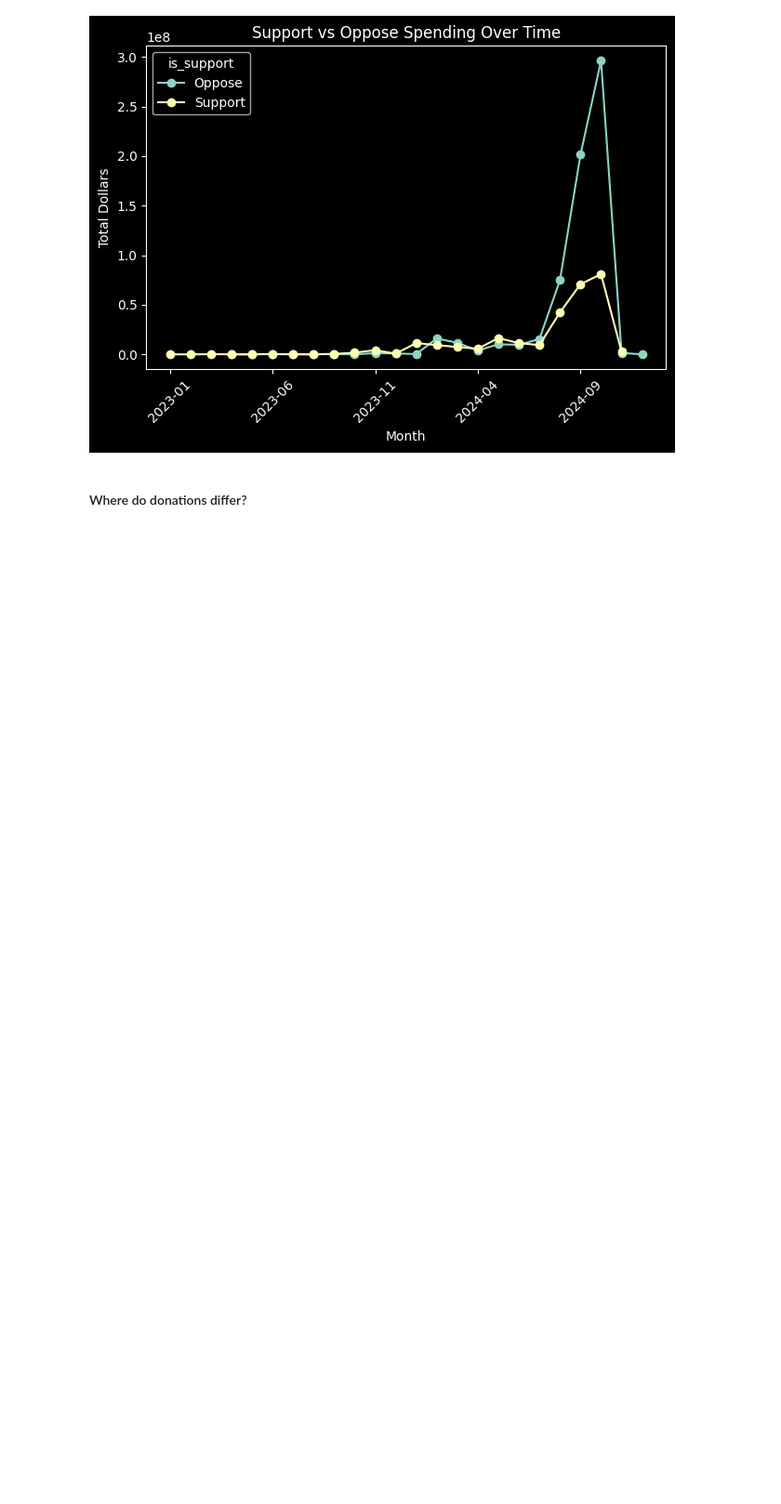
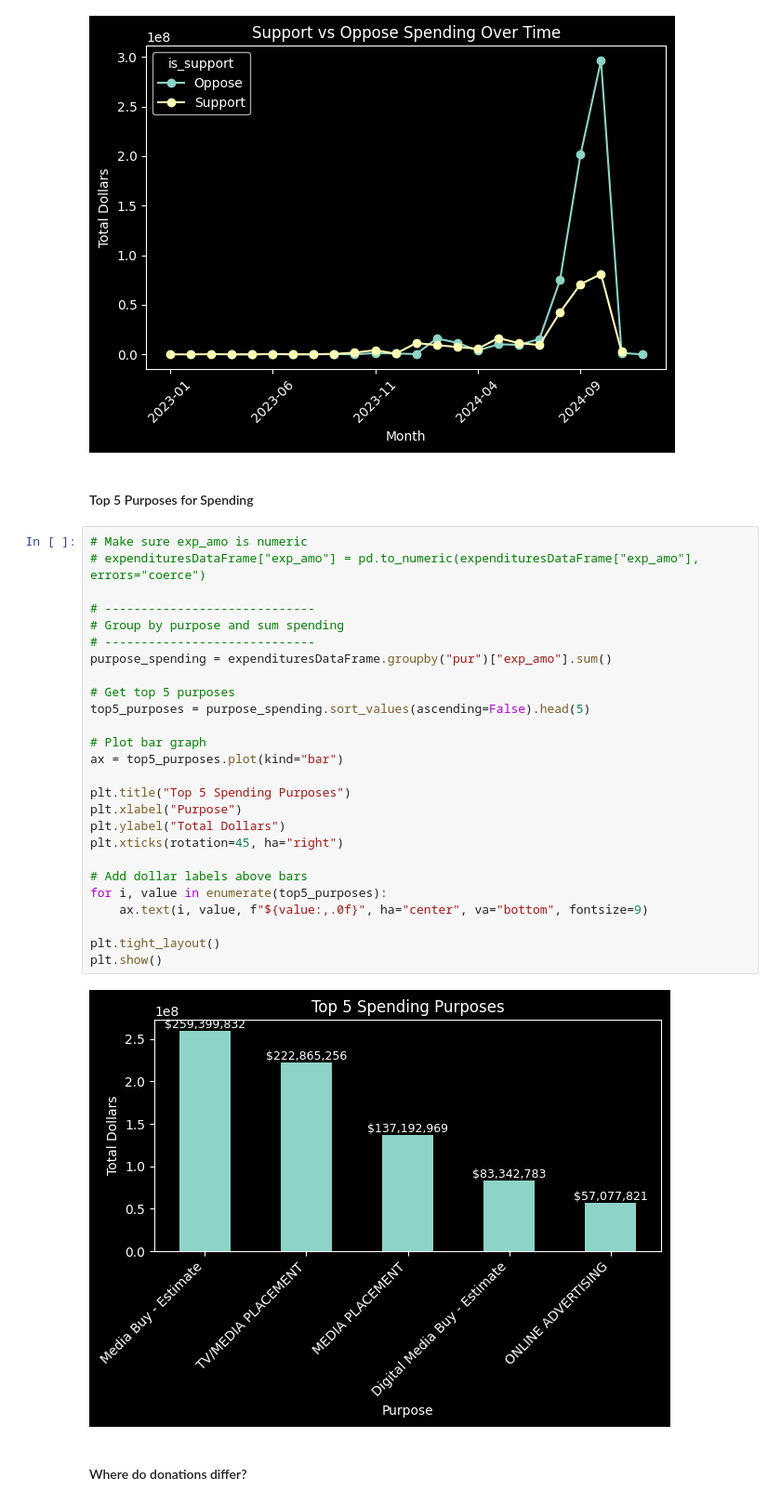
Before and after one commit to magicdracon/Data-Science-Final-Project, a Jupyter notebook: main.ipynb, the cells around one changed output. Shown at 93% size. Cells and saved outputs as stored; diff of their text form; blank space fills up the shorter version.

Commit message:
Purpose bar graph, $ to what states?

```diff
--- a/main.ipynb
+++ b/main.ipynb
@@ -601,5 +646,35 @@ plt.tight_layout()
 plt.show()
 # %% [output]
 [figure]
+# %% [markdown]
+#### Top 5 Purposes for Spending
+# %%
+# Make sure exp_amo is numeric
+# expendituresDataFrame["exp_amo"] = pd.to_numeric(expendituresDataFrame["exp_amo"], errors="coerce")
+
+# -----------------------------
+# Group by purpose and sum spending
+# -----------------------------
+purpose_spending = expendituresDataFrame.groupby("pur")["exp_amo"].sum()
+
+# Get top 5 purposes
+top5_purposes = purpose_spending.sort_values(ascending=False).head(5)
+
+# Plot bar graph
+ax = top5_purposes.plot(kind="bar")
+
+plt.title("Top 5 Spending Purposes")
+plt.xlabel("Purpose")
+plt.ylabel("Total Dollars")
+plt.xticks(rotation=45, ha="right")
+
+# Add dollar labels above bars
+for i, value in enumerate(top5_purposes):
+    ax.text(i, value, f"${value:,.0f}", ha="center", va="bottom", fontsize=9)
+
+plt.tight_layout()
+plt.show()
+# %% [output]
+[figure, added]
 # %% [markdown]
 #### Where do donations differ?
```
Also changed, not shown: parts of 7 cells of this notebook.
